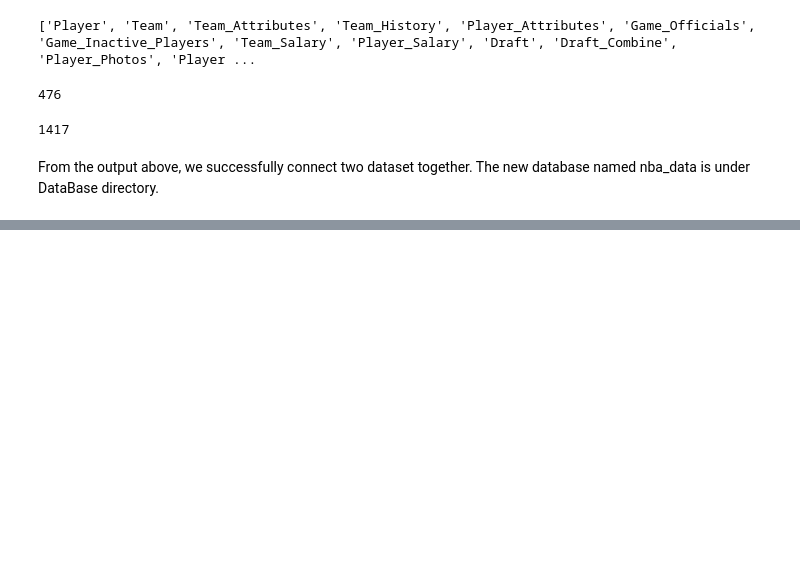
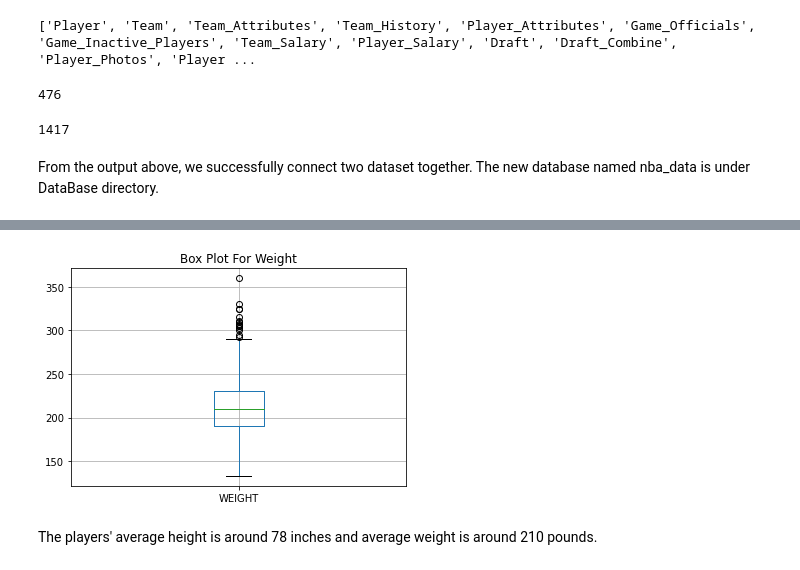
Before and after one commit to VIcKII-Z/Database-final-proj_on-NBA-datasets, a Jupyter notebook: Final Project.ipynb, the cells around one changed output, grey strips where cells are left out. Saved outputs shown, nothing was run; the diff lists cells and outputs as text; code cells hidden in the pictures; blank space fills up the shorter version.

```diff
--- a/Final Project.ipynb
+++ b/Final Project.ipynb
@@ -90,0 +183,9 @@ From the output above, we successfully connect two dataset together. The new dat
+# %%
+plt.figure()
+player_attributes.boxplot(["WEIGHT"])
+plt.title("Box Plot For Weight")
+plt.show()
+# %% [output]
+[figure, added]
+# %% [markdown]
+The players' average height is around 78 inches and average weight is around 210 pounds.
```
Also changed, not shown: parts of 34 cells of this notebook.
